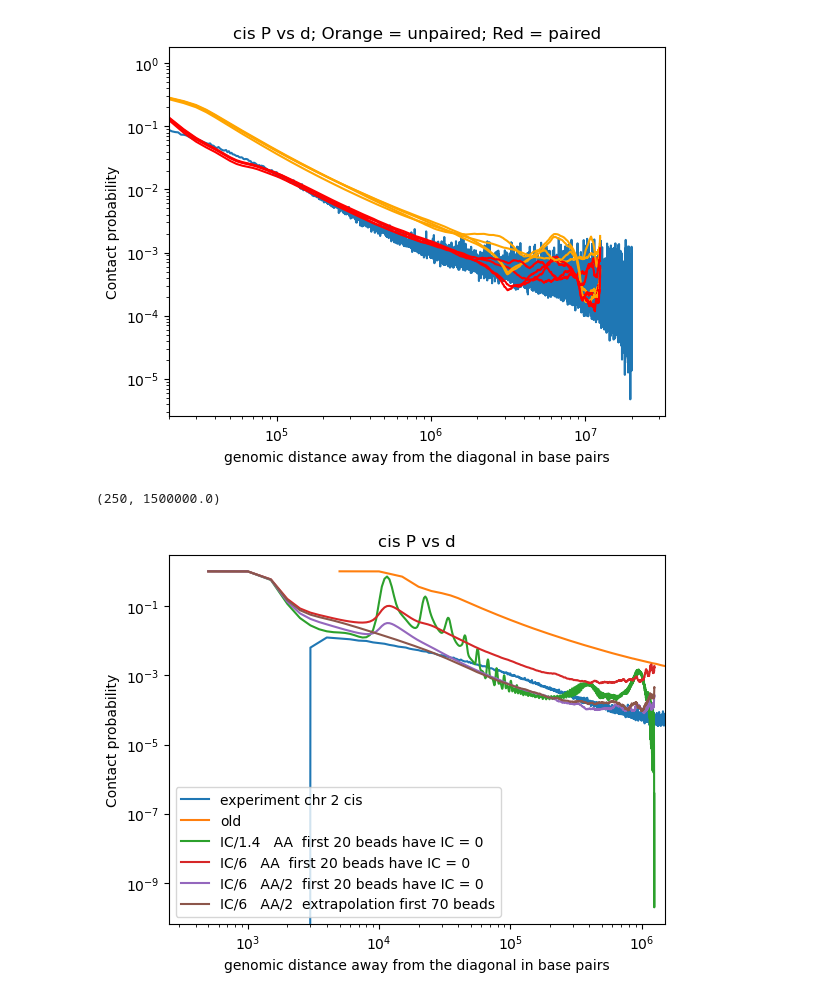
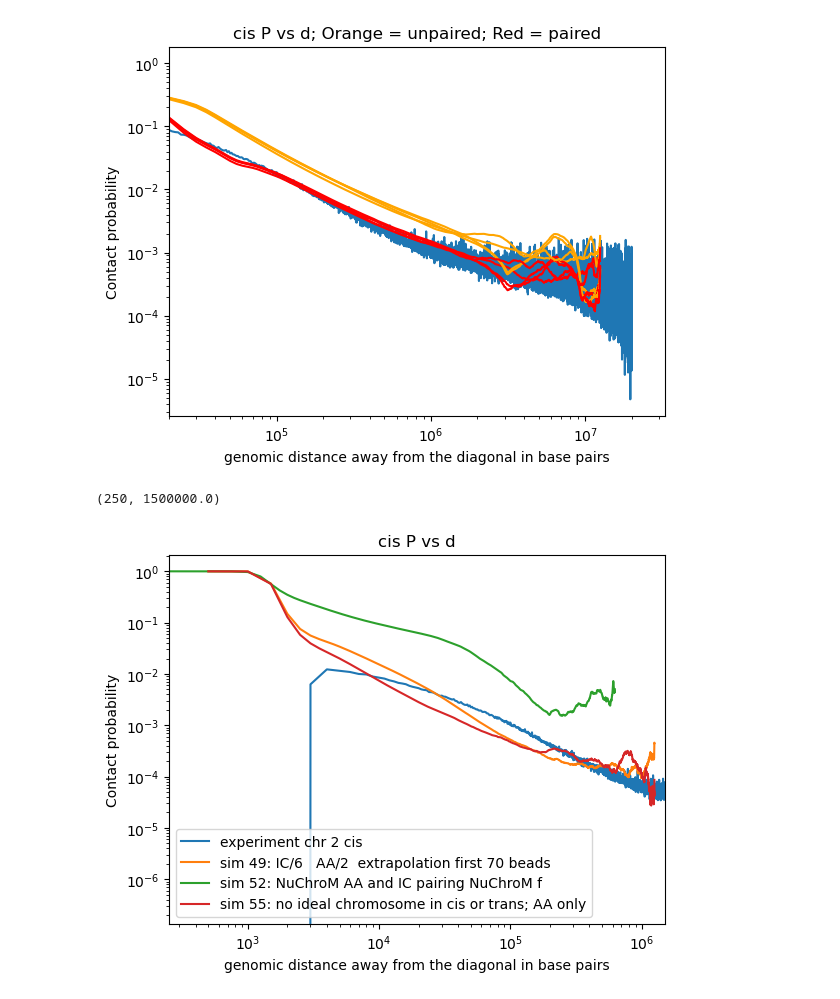
Before and after one commit to DiPierroLab/Douglas, a Jupyter notebook: 6_extra_tools/P_vs_d_experimental_compare_computational.ipynb, the cells around one changed output. Cells and saved outputs as stored; diff of their text form; code cells hidden in the pictures.

```diff
--- a/6_extra_tools/P_vs_d_experimental_compare_computational.ipynb
+++ b/6_extra_tools/P_vs_d_experimental_compare_computational.ipynb
@@ -60,10 +60,14 @@ P_cis_simulation_52_old_f = np.loadtxt('/Users/douglas/Documents/Features Transf
 P_cis_simulation_53_old_f = np.loadtxt('/Users/douglas/Documents/Features Transfer/store_Ps_vs_genomic_graphs/PvsGenomic_directory_53_old_f.txt') # Average cis contact probability vs genomic distance (in beads)
 P_cis_simulation_54_old_f = np.loadtxt('/Users/douglas/Documents/Features Transfer/store_Ps_vs_genomic_graphs/PvsGenomic_directory_54_old_f.txt') # Average cis contact probability vs genomic distance (in beads)
 # Using the r_c and mu values from NuChroM
-#P_cis_simulation_51 = np.loadtxt('/Users/douglas/Documents/Features Transfer/store_Ps_vs_genomic_graphs/PvsGenomic_directory_51.txt') # Average cis contact probability vs genomic distance (in beads)
-#P_cis_simulation_52 = np.loadtxt('/Users/douglas/Documents/Features Transfer/store_Ps_vs_genomic_graphs/PvsGenomic_directory_52.txt') # Average cis contact probability vs genomic distance (in beads)
-#P_cis_simulation_53 = np.loadtxt('/Users/douglas/Documents/Features Transfer/store_Ps_vs_genomic_graphs/PvsGenomic_directory_53.txt') # Average cis contact probability vs genomic distance (in beads)
-#P_cis_simulation_54 = np.loadtxt('/Users/douglas/Documents/Features Transfer/store_Ps_vs_genomic_graphs/PvsGenomic_directory_54.txt') # Average cis contact probability vs genomic distance (in beads)
+P_cis_simulation_51 = np.loadtxt('/Users/douglas/Documents/Features Transfer/store_Ps_vs_genomic_graphs/PvsGenomic_directory_51.txt') # Average cis contact probability vs genomic distance (in beads)
+P_cis_simulation_52 = np.loadtxt('/Users/douglas/Documents/Features Transfer/store_Ps_vs_genomic_graphs/PvsGenomic_directory_52.txt') # Average cis contact probability vs genomic distance (in beads)
+P_cis_simulation_53 = np.loadtxt('/Users/douglas/Documents/Features Transfer/store_Ps_vs_genomic_graphs/PvsGenomic_directory_53.txt') # Average cis contact probability vs genomic distance (in beads)
+P_cis_simulation_54 = np.loadtxt('/Users/douglas/Documents/Features Transfer/store_Ps_vs_genomic_graphs/PvsGenomic_directory_54.txt') # Average cis contact probability vs genomic distance (in beads)
+P_cis_simulation_55 = np.loadtxt('/Users/douglas/Documents/Features Transfer/store_Ps_vs_genomic_graphs/PvsGenomic_directory_55.txt') # Average cis contact probability vs genomic distance (in beads)
+P_cis_simulation_56 = np.loadtxt('/Users/douglas/Documents/Features Transfer/store_Ps_vs_genomic_graphs/PvsGenomic_directory_56.txt') # Average cis contact probability vs genomic distance (in beads)
+P_cis_simulation_57 = np.loadtxt('/Users/douglas/Documents/Features Transfer/store_Ps_vs_genomic_graphs/PvsGenomic_directory_57.txt') # Average cis contact probability vs genomic distance (in beads)
+P_cis_simulation_58 = np.loadtxt('/Users/douglas/Documents/Features Transfer/store_Ps_vs_genomic_graphs/PvsGenomic_directory_58.txt') # Average cis contact probability vs genomic distance (in beads)
 
 # TRANS===========================================================
 
@@ -148,40 +152,44 @@ bin_size = 1000 # base pairs
 plt.plot(bin_size*d_experiment_20000kb, 3*P_cis_experiment, label='experiment chr 2 cis')
 
 # Plot cis simulation data
 bead_size_old = 5000# in base pairs; tune to line up the pmfs.
 bead_size_new = 500
 bead_size_NuChroM = 250
-plt.plot(bead_size_old*d, P_cis_simulation_24, label='old')
+#plt.plot(bead_size_old*d, P_cis_simulation_24/50, label='old resolution (5000 bp = 1 bead)')
 #plt.plot(bead_size_new*d, P_cis_simulation_25, label='IC/5   AA')
-plt.plot(bead_size_new*d, P_cis_simulation_36, label='IC/1.4   AA  first 20 beads have IC = 0')
-plt.plot(bead_size_new*d, P_cis_simulation_40, label='IC/6   AA  first 20 beads have IC = 0')
-plt.plot(bead_size_new*d, P_cis_simulation_41, label='IC/6   AA/2  first 20 beads have IC = 0')
+#plt.plot(bead_size_new*d, P_cis_simulation_36, label='IC/1.4   AA  first 20 beads have IC = 0')
+#plt.plot(bead_size_new*d, P_cis_simulation_40, label='IC/6   AA  first 20 beads have IC = 0')
+#plt.plot(bead_size_new*d, P_cis_simulation_41, label='IC/6   AA/2  first 20 beads have IC = 0')
 #plt.plot(bead_size_new*d, P_cis_simulation_45, label='IC/6   AA  extrapolation first 20 beads')
 #plt.plot(bead_size_new*d, P_cis_simulation_46, label='IC/6   AA/2  extrapolation first 20 beads')
 #plt.plot(bead_size_new*d, P_cis_simulation_47, label='IC/6   AA/3  extrapolation first 20 beads')
 #plt.plot(bead_size_new*d, P_cis_simulation_48, label='IC/6   AA/2  extrapolation first 40 beads')
-plt.plot(bead_size_new*d, P_cis_simulation_49, label='IC/6   AA/2  extrapolation first 70 beads')
+plt.plot(bead_size_new*d, P_cis_simulation_49, label='sim 49: IC/6   AA/2  extrapolation first 70 beads')
 #plt.plot(bead_size_new*d, P_cis_simulation_50, label='IC/6   AA/2  extrapolation first 100 beads')
 #plt.plot(bead_size_NuChroM*d, P_cis_simulation_51_old_f, label='NuChroM AA and IC no pairing MiChroM f')
 #plt.plot(bead_size_NuChroM*d, P_cis_simulation_52_old_f, label='NuChroM AA and IC pairing MiChroM f')
 #plt.plot(bead_size_NuChroM*d, P_cis_simulation_53_old_f, label='NuChroM AA and IC tight-loose boundary MiChroM f')
 #plt.plot(bead_size_NuChroM*d, P_cis_simulation_54_old_f, label='NuChroM AA and IC tight-none boundary MiChroM f')
 #plt.plot(bead_size_NuChroM*d, P_cis_simulation_51, label='NuChroM AA and IC no pairing NuChroM f')
-#plt.plot(bead_size_NuChroM*d, P_cis_simulation_52, label='NuChroM AA and IC pairing NuChroM f NuChroM f')
+plt.plot(bead_size_NuChroM*d, P_cis_simulation_52, label='sim 52: NuChroM AA and IC pairing NuChroM f')
 #plt.plot(bead_size_NuChroM*d, P_cis_simulation_53, label='NuChroM AA and IC tight-loose boundary NuChroM f')
 #plt.plot(bead_size_NuChroM*d, P_cis_simulation_54, label='NuChroM AA and IC tight-none boundary NuChroM f')
+plt.plot(bead_size_new*d, P_cis_simulation_55, label='sim 55: no ideal chromosome in cis or trans; AA only')
+#plt.plot(bead_size_new*d, P_cis_simulation_56, label='IC/6   AA/2  extrapolation first 70 beads  0 first 40 beads')
+#plt.plot(bead_size_new*d, P_cis_simulation_57, label='IC/6   AA/2  extrapolation first 70 beads  0 first 40 beads')
+#plt.plot(bead_size_new*d, P_cis_simulation_58, label='IC/10   AA/2  extrapolation first 70 beads')
 
 # Plot settings
 plt.title('cis P vs d')
 plt.legend()
 plt.xlabel('genomic distance away from the diagonal in base pairs')
 plt.xscale('log')
 plt.ylabel('Contact probability')
 plt.yscale('log')
 plt.xlim(250,1.5e6)
 # %% [output]
 (250, 1500000.0)
-[figure, old version]
+[figure, new version]
 # %%
 # TRANS
 # Plot average normalized trans Hi-C contact probability vs genomic distance (in kilobases)
```
Also changed, not shown: parts of 1 cell of this notebook, 3 other files.
